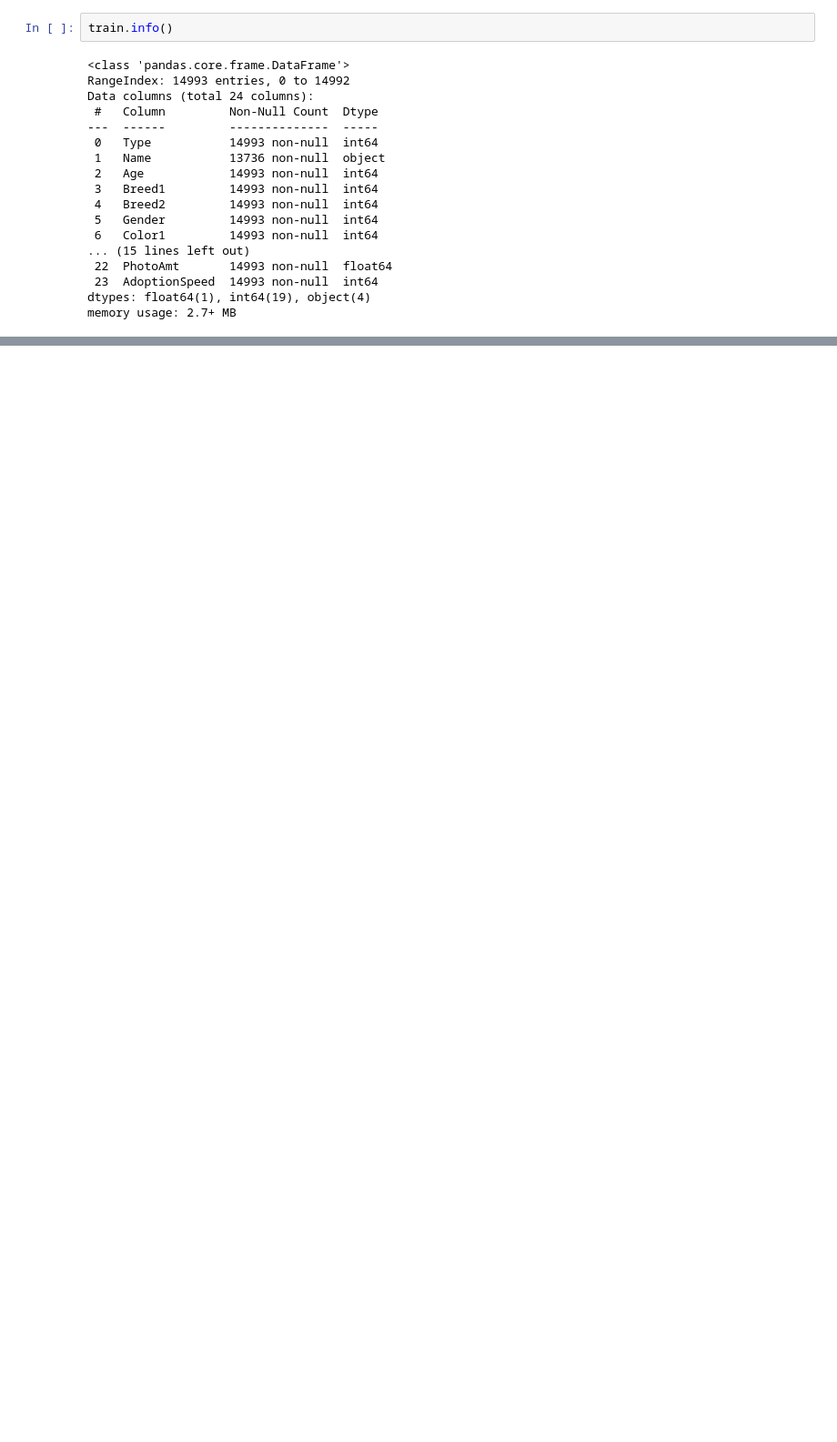
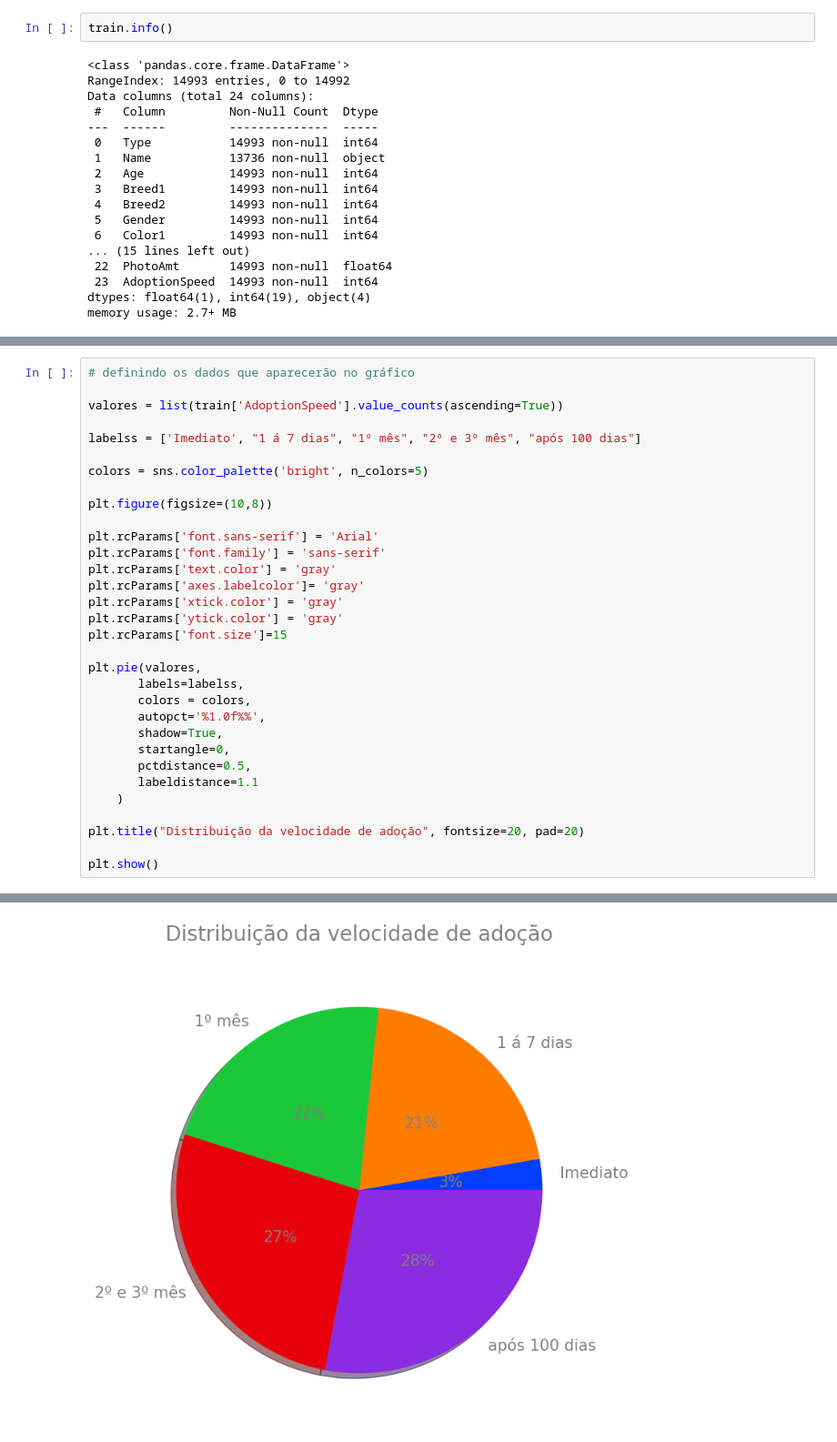
Before and after one commit to mayconbaptista/upsolving_kaggle, a Jupyter notebook: petfinder/solution.ipynb, the cells around one changed output, grey strips where cells are left out. Shown: that part at 91% size. Saved outputs shown, nothing was run; the diff lists cells and outputs as text; blank space fills up the shorter version.

```diff
--- a/petfinder/solution.ipynb
+++ b/petfinder/solution.ipynb
@@ -93,0 +97,33 @@ Name: AdoptionSpeed, dtype: int64
+# %%
+# definindo os dados que aparecerão no gráfico
+
+valores = list(train['AdoptionSpeed'].value_counts(ascending=True))
+
+labelss = ['Imediato', "1 á 7 dias", "1º mês", "2º e 3º mês", "após 100 dias"]
+
+colors = sns.color_palette('bright', n_colors=5)
+
+plt.figure(figsize=(10,8))
+
+plt.rcParams['font.sans-serif'] = 'Arial'
+plt.rcParams['font.family'] = 'sans-serif'
+plt.rcParams['text.color'] = 'gray'
+plt.rcParams['axes.labelcolor']= 'gray'
+plt.rcParams['xtick.color'] = 'gray'
+plt.rcParams['ytick.color'] = 'gray'
+plt.rcParams['font.size']=15
+
+plt.pie(valores,
+       labels=labelss,
+       colors = colors,
+       autopct='%1.0f%%',
+       shadow=True,
+       startangle=0,
+       pctdistance=0.5,
+       labeldistance=1.1
+    )
+
+plt.title("Distribuição da velocidade de adoção", fontsize=20, pad=20)
+
+plt.show()
+# %% [output]
@@ -93,0 +147 @@ Name: AdoptionSpeed, dtype: int64
+[figure, added]
```
Also changed, not shown: parts of 5 cells of this notebook.
